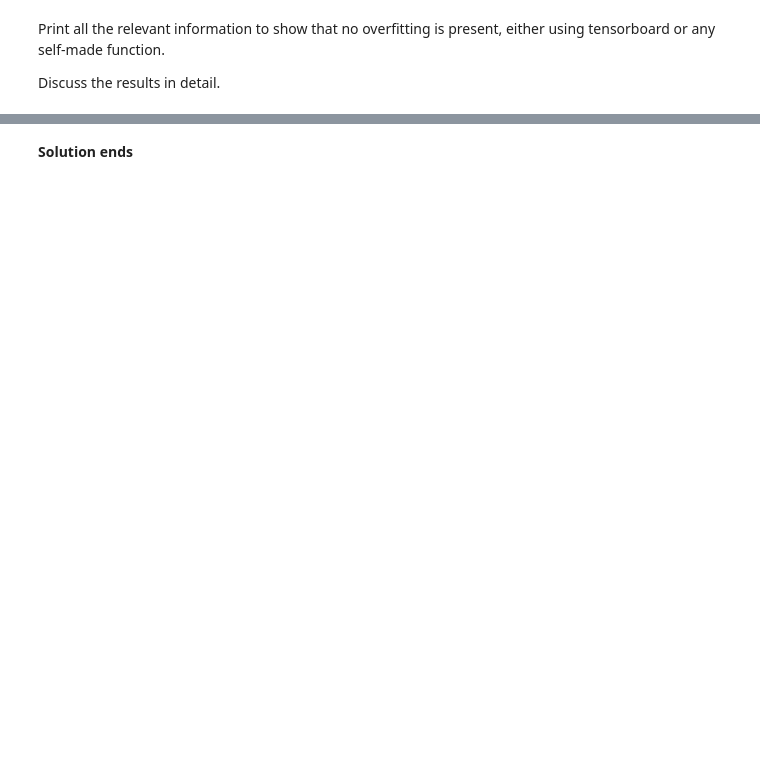
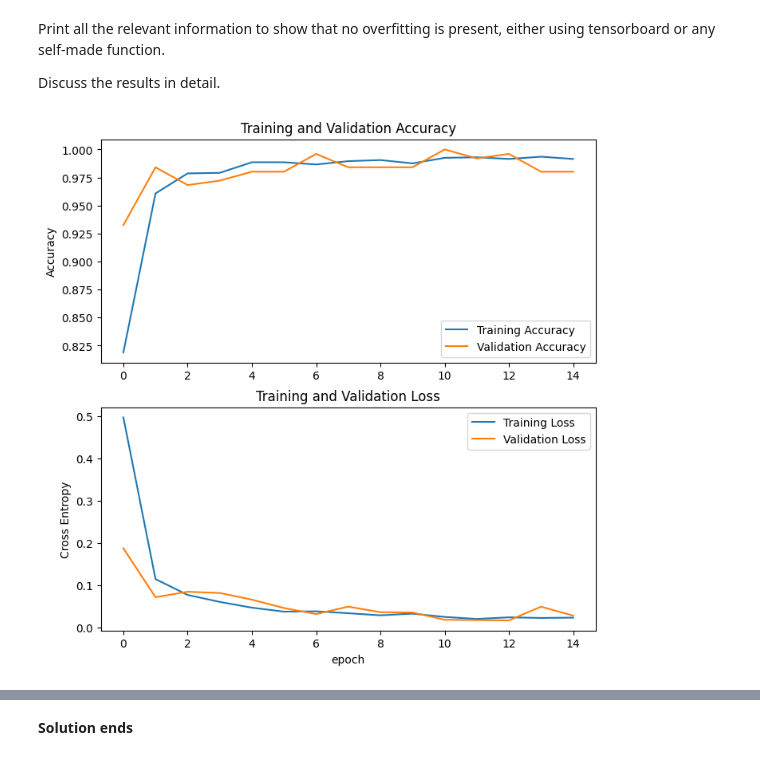
Before and after one commit to YannJD/LSIP_labs, a Jupyter notebook: Lab4/04_Introduction_to_DL_AC_with_TF_2025.ipynb, the cells around one changed output, grey strips where cells are left out. Saved outputs shown, nothing was run; the diff lists cells and outputs as text; code cells hidden in the pictures; blank space fills up the shorter version.

```diff
--- a/Lab4/04_Introduction_to_DL_AC_with_TF_2025.ipynb
+++ b/Lab4/04_Introduction_to_DL_AC_with_TF_2025.ipynb
@@ -1086,11 +1194,11 @@ plt.show()
 # %%
-def build_pretrained_model():
+# def build_pretrained_model():
 
-    base_pre_trained_model = ...
-    # Using Sequential API to stack up the layers
-    base_pre_trained_model.trainable = False
-    model = keras.Sequential([
-      ...
-    ])
+#     base_pre_trained_model = ...
+#     # Using Sequential API to stack up the layers
+#     base_pre_trained_model.trainable = False
+#     model = keras.Sequential([
+#       ...
+#     ])
 
-    return model
+#     return model
@@ -1100,2 +1248,2 @@ new_model.summary()
 # %%
-history = train_model(new_model)
+history = train_model(new_model, steps_per_epoch, validation, validation_steps, train, log_dir)
@@ -1103,3 +1269,35 @@ history = train_model(new_model)
 Print all the relevant information to show that no overfitting is present,  either using tensorboard or any self-made function.
 
 Discuss the results in detail.
+# %%
+# we can extract both vectors from the history history dictionary
+accuracy     = history.history['accuracy']
+val_accuracy = history.history['val_accuracy']
+
+# Same for the loss performance
+loss     = history.history['loss']
+val_loss = history.history['val_loss']
+
+# First is the accuracy rangin from 0 to 1.
+# Since we have 3 classes, we expect that we can achieve something better than 0.5
+# which is the performance of doing a completely random choice...
+plt.figure(figsize=(8, 8))
+plt.subplot(2, 1, 1)
+plt.plot(accuracy, label='Training Accuracy')
+plt.plot(val_accuracy, label='Validation Accuracy')
+plt.legend(loc='lower right')
+plt.ylabel('Accuracy')
+plt.title('Training and Validation Accuracy')
+
+# The training loss then will give us an insight of the progress done at each epoc.
+# we can decide for instance that more epocs were necessary... or less.
+plt.subplot(2, 1, 2)
+plt.plot(loss, label='Training Loss')
+plt.plot(val_loss, label='Validation Loss')
+plt.legend(loc='upper right')
+plt.ylabel('Cross Entropy')
+plt.title('Training and Validation Loss')
+plt.xlabel('epoch')
+plt.show()
+# %% [output]
+[figure, added]
```
Also changed, not shown: parts of 15 cells of this notebook.
